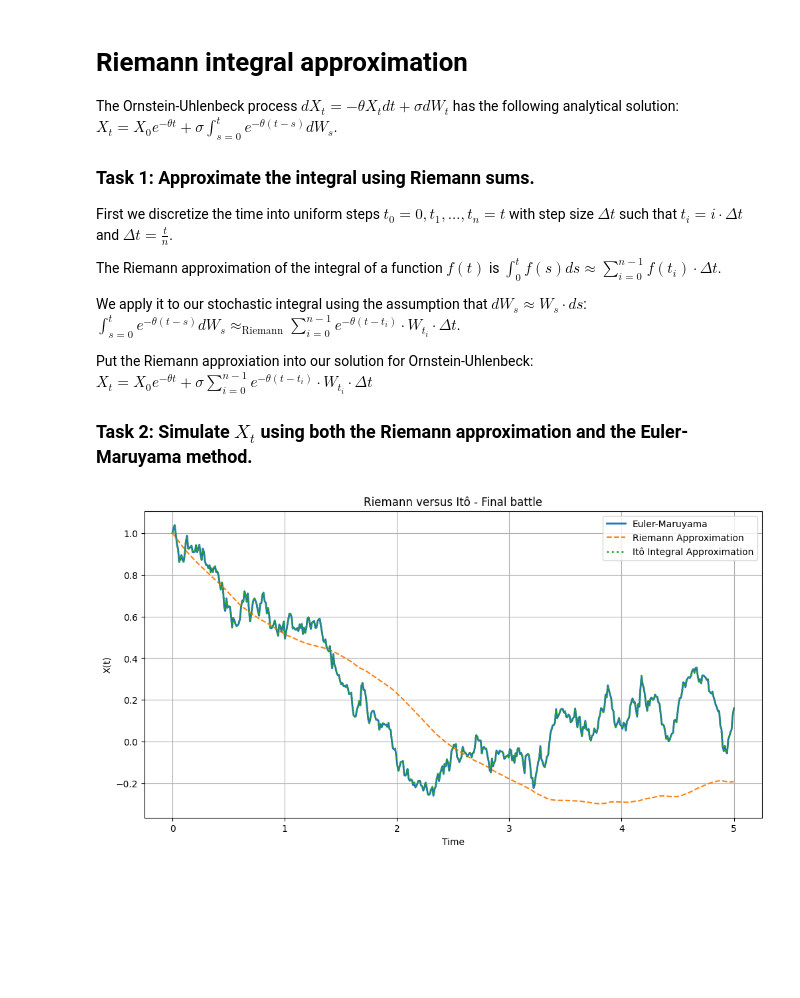
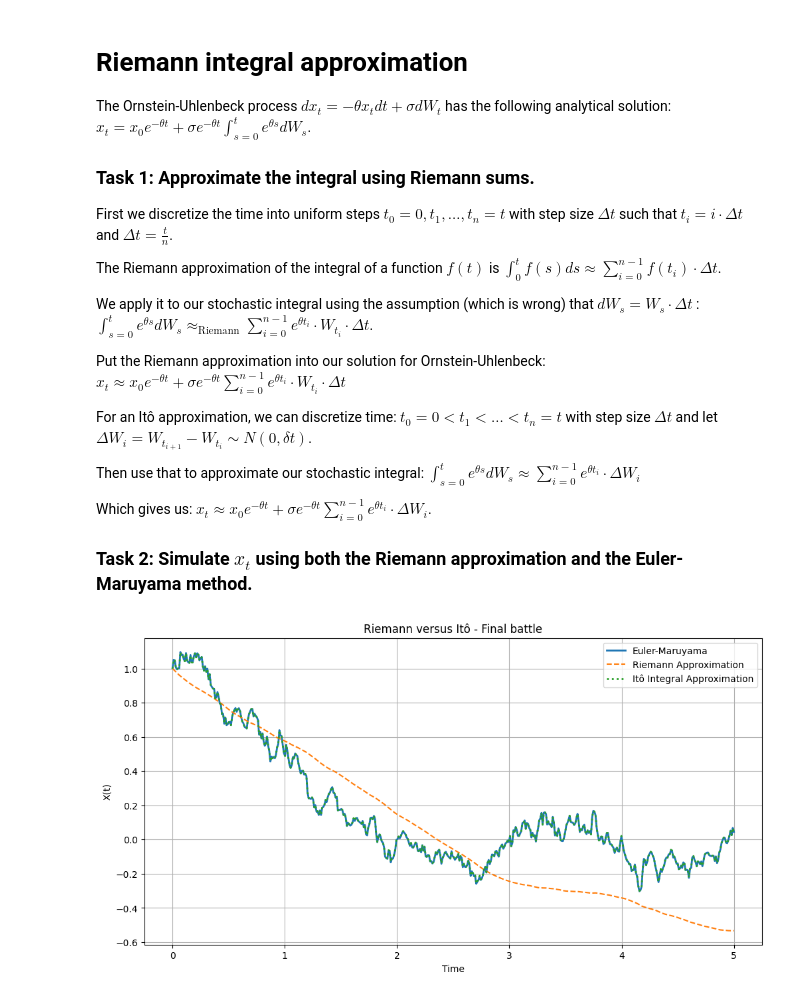
Before and after one commit to Eiphodos/SDE-DGM, a Jupyter notebook: SDE.ipynb, the cells around one changed output. Saved outputs shown, nothing was run; the diff lists cells and outputs as text; code cells hidden in the pictures; blank space fills up the shorter version.

```diff
--- a/SDE.ipynb
+++ b/SDE.ipynb
@@ -45,7 +57,7 @@ When $\alpha < 0$, the expectation converges to $-\beta / \alpha$, when $\alpha
 Its a bit hard to actually confirm anything except $\alpha=1$, maybe need to rethink this task.
 # %%
 # Set this yourself.
-alpha = 1
+alpha = 0
 
 # Parameters
 beta = 0.3
@@ -80,6 +92,6 @@ for i in range(M):
 
 plt.xlabel("Time")
 plt.ylabel("X(t)")
-plt.title("$dX_t = (\\alpha X_t + \\beta)dt + \\sigma dW_t$")
+plt.title("$dx_t = (\\alpha x_t + \\beta)dt + \\sigma dW_t$")
 plt.show()
 # %% [output]
@@ -305,11 +317,11 @@ Y_simulated[:, 0] = np.log(X0)
 # Shared Wiener process
 W_shared = np.random.normal(0, np.sqrt(dt), (M, N-1))
 
-# Simulate X_t
+# Simulate x_t
 for i in range(M):
     for j in range(1, N):
         X[i, j] = X[i, j-1] + mu * X[i, j-1] * dt + sigma * X[i, j-1] * W_shared[i, j-1]
-        Y_transformed[i, j] = np.log(X[i, j])  # Applying transformation after simulating X_t
+        Y_transformed[i, j] = np.log(X[i, j])  # Applying transformation after simulating x_t
 
 # Simulate Y_t using derived SDE
 for i in range(M):
@@ -319,7 +331,7 @@ for i in range(M):
 # Plot results
 plt.figure(figsize=(12, 5))
 for i in range(M):
-    plt.plot(time_grid, Y_transformed[i, :], color='blue', alpha=0.6, label="Y_t = log(X_t)" if i == 0 else "")
+    plt.plot(time_grid, Y_transformed[i, :], color='blue', alpha=0.6, label="Y_t = log(x_t)" if i == 0 else "")
     plt.plot(time_grid, Y_simulated[i, :], color='red', alpha=0.6, linestyle='dashed', label="Simulated Y_t" if i == 0 else "")
 
 plt.xlabel("Time")
@@ -331,7 +343,7 @@ plt.show()
 # %% [markdown]
 # **Riemann integral approximation**
 
-The Ornstein-Uhlenbeck process $dX_t = -\theta X_t dt + \sigma dW_t$ has the following analytical solution: $X_t = X_0e^{-\theta t} + \sigma \int_{s=0}^t e^{- \theta(t-s)}dW_s$.
+The Ornstein-Uhlenbeck process $dx_t = -\theta x_t dt + \sigma dW_t$ has the following analytical solution: $x_t = x_0e^{-\theta t} + \sigma e^{-\theta t} \int_{s=0}^t e^{\theta s}dW_s$.
 
 ### **Task 1:** Approximate the integral using Riemann sums.
 
@@ -339,12 +351,17 @@ First we discretize the time into uniform steps $t_0 = 0, t_1, \dots, t_n = t$ w
 
 The Riemann approximation of the integral of a function $f(t)$ is $\int_0^t f(s)ds \approx \sum_{i=0}^{n-1}f(t_i) \cdot \Delta t$.
 
-We apply it to our stochastic integral using the assumption that $dW_s \approx W_s \cdot ds$: $\int_{s=0}^t e^{- \theta(t-s)}dW_s \approx_{\text{Riemann}} \sum_{i=0}^{n-1}e^{- \theta(t-t_i)} \cdot W_{t_i} \cdot \Delta t$.
+We apply it to our stochastic integral using the assumption (which is wrong) that $dW_s = W_s \cdot \Delta t$ : $\int_{s=0}^t e^{\theta s}dW_s \approx_{\text{Riemann}} \sum_{i=0}^{n-1}e^{\theta t_i} \cdot W_{t_i} \cdot \Delta t$.
 
-Put the Riemann approxiation into our solution for Ornstein-Uhlenbeck: $X_t = X_0e^{-\theta t} + \sigma \sum_{i=0}^{n-1}e^{- \theta(t-t_i)} \cdot W_{t_i} \cdot \Delta t$
+Put the Riemann approximation into our solution for Ornstein-Uhlenbeck: $x_t \approx x_0e^{-\theta t} + \sigma e^{-\theta t} \sum_{i=0}^{n-1}e^{\theta t_i} \cdot W_{t_i} \cdot \Delta t$
 
+For an Itô approximation, we can discretize time: $t_0 =0 < t_1 < \dots < t_n = t$ with step size $\Delta t$ and let $\Delta W_i = W_{t_{i+1}} - W_{t_i} \sim N(0, \delta t)$.
 
-### **Task 2:** Simulate $X_t$ using both the Riemann approximation and the Euler-Maruyama method.
+Then use that to approximate our stochastic integral: $\int_{s=0}^t e^{\theta s}dW_s \approx \sum_{i=0}^{n-1} e^{\theta t_i} \cdot \Delta W_i $
+
+Which gives us: $x_t \approx x_0e^{-\theta t} + \sigma e^{-\theta t} \sum_{i=0}^{n-1} e^{\theta t_i} \cdot \Delta W_i$.
+
+### **Task 2:** Simulate $x_t$ using both the Riemann approximation and the Euler-Maruyama method.
 # %%
 # Parameters
 theta = 0.7
@@ -352,43 +369,43 @@ sigma = 0.3
 x0 = 1.0
 T = 5.0
 dt = 0.01
 N = int(T / dt)
 t = np.linspace(0, T, N)
 
 # Single shared Wiener process
 dW = np.random.normal(0, np.sqrt(dt), N)
 W = np.cumsum(dW)
 
 # Euler-Maruyama
-X_euler = np.zeros(N)
-X_euler[0] = x0
+x_euler = np.zeros(N)
+x_euler[0] = x0
 for i in range(1, N):
-    X_euler[i] = X_euler[i-1] - theta * X_euler[i-1] * dt + sigma * dW[i-1]
+    x_euler[i] = x_euler[i-1] - theta * x_euler[i-1] * dt + sigma * dW[i-1]
 
 # Riemann
-X_riemann = np.zeros(N)
+x_riemann = np.zeros(N)
 for j in range(N):
-    kernel = np.exp(-theta * (t[j] - t[:j]))
+    kernel = np.exp(theta * t[:j])
     integral_approx = np.sum(kernel * W[:j] * dt)
-    X_riemann[j] = x0 * np.exp(-theta * t[j]) + sigma * integral_approx
+    x_riemann[j] = x0 * np.exp(-theta * t[j]) + sigma * np.exp(-theta * t[j]) * integral_approx
 
 # Itô
-X_ito = np.zeros(N)
+x_ito = np.zeros(N)
 for j in range(N):
-    kernel = np.exp(-theta * (t[j] - t[:j]))
+    kernel = np.exp(theta * t[:j])
     integral_ito = np.sum(kernel * dW[:j])
-    X_ito[j] = x0 * np.exp(-theta * t[j]) + sigma * integral_ito
+    x_ito[j] = x0 * np.exp(-theta * t[j]) + sigma * np.exp(-theta * t[j]) * integral_ito
 
 # Plotting
 plt.figure(figsize=(12, 6))
-plt.plot(t, X_euler, label='Euler-Maruyama', linewidth=2)
-plt.plot(t, X_riemann, label='Riemann Approximation', linestyle='--')
-plt.plot(t, X_ito, label='Itô Integral Approximation', linestyle=':', linewidth=2)
+plt.plot(t, x_euler, label='Euler-Maruyama', linewidth=2)
+plt.plot(t, x_riemann, label='Riemann Approximation', linestyle='--')
+plt.plot(t, x_ito, label='Itô Integral Approximation', linestyle=':', linewidth=2)
 plt.title("Riemann versus Itô - Final battle")
 plt.xlabel("Time")
 plt.ylabel("X(t)")
 plt.legend()
 plt.grid(True)
 plt.show()
 # %% [output]
-[figure, old version]
+[figure, new version]
```
Also changed, not shown: parts of 6 cells of this notebook.
